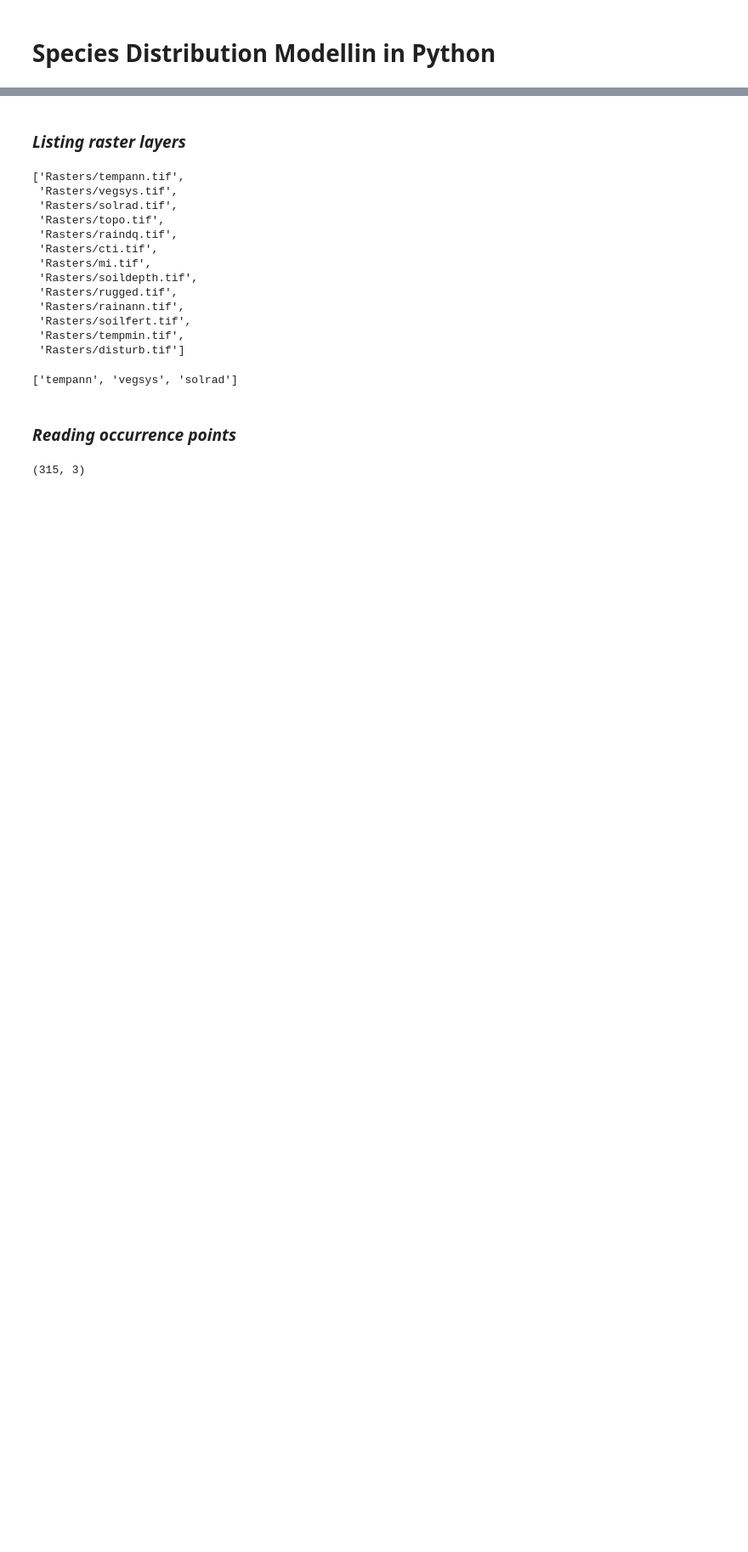
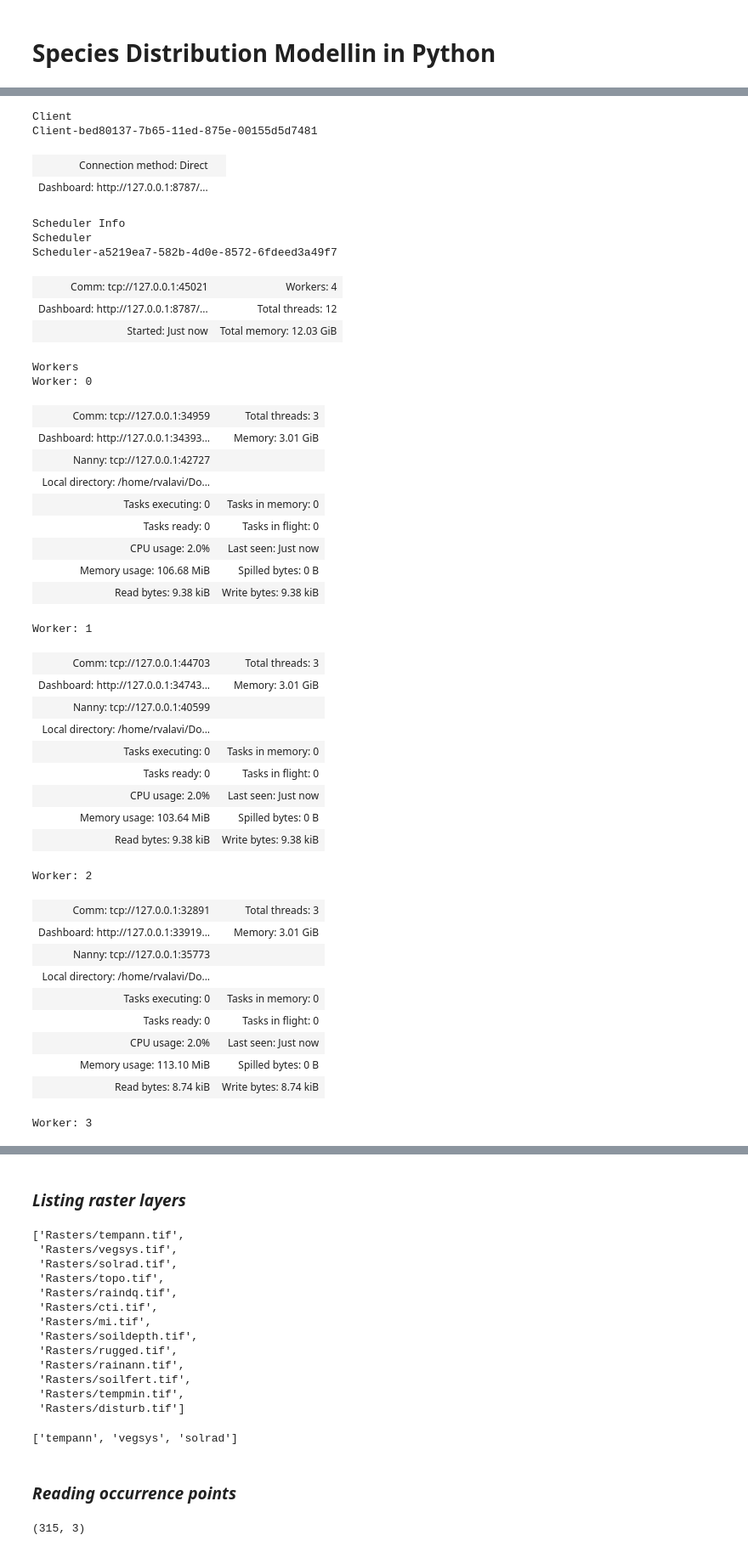
Before and after one commit to rvalavi/SDM_with_Python, a Jupyter notebook: species_distribution_modelling.ipynb, the cells around one changed output, grey strips where cells are left out. Shown: that part at 85% size. Saved outputs shown, nothing was run; the diff lists cells and outputs as text; code cells hidden in the pictures; blank space fills up the shorter version.

```diff
--- a/species_distribution_modelling.ipynb
+++ b/species_distribution_modelling.ipynb
@@ -75,0 +19,48 @@ Worker: 3
+# %%
+from dask.distributed import Client
+
+client = Client("tcp://127.0.0.1:45021")
+client
+# %% [output]
+Client
+Client-bed80137-7b65-11ed-875e-00155d5d7481
+| Connection method: Direct |  |
+| Dashboard: http://127.0.0.1:8787/... |  |
+Scheduler Info
+Scheduler
+Scheduler-a5219ea7-582b-4d0e-8572-6fdeed3a49f7
+| Comm: tcp://127.0.0.1:45021 | Workers: 4 |
+| Dashboard: http://127.0.0.1:8787/... | Total threads: 12 |
+| Started: Just now | Total memory: 12.03 GiB |
+Workers
+Worker: 0
+| Comm: tcp://127.0.0.1:34959 | Total threads: 3 |
+| Dashboard: http://127.0.0.1:34393... | Memory: 3.01 GiB |
+| Nanny: tcp://127.0.0.1:42727 |  |
+| Local directory: /home/rvalavi/Do... |  |
+| Tasks executing: 0 | Tasks in memory: 0 |
+| Tasks ready: 0 | Tasks in flight: 0 |
+| CPU usage: 2.0% | Last seen: Just now |
+| Memory usage: 106.68 MiB | Spilled bytes: 0 B |
+| Read bytes: 9.38 kiB | Write bytes: 9.38 kiB |
+Worker: 1
+| Comm: tcp://127.0.0.1:44703 | Total threads: 3 |
+| Dashboard: http://127.0.0.1:34743... | Memory: 3.01 GiB |
+| Nanny: tcp://127.0.0.1:40599 |  |
+| Local directory: /home/rvalavi/Do... |  |
+| Tasks executing: 0 | Tasks in memory: 0 |
+| Tasks ready: 0 | Tasks in flight: 0 |
+| CPU usage: 2.0% | Last seen: Just now |
+| Memory usage: 103.64 MiB | Spilled bytes: 0 B |
+| Read bytes: 9.38 kiB | Write bytes: 9.38 kiB |
+Worker: 2
+| Comm: tcp://127.0.0.1:32891 | Total threads: 3 |
+| Dashboard: http://127.0.0.1:33919... | Memory: 3.01 GiB |
+| Nanny: tcp://127.0.0.1:35773 |  |
+| Local directory: /home/rvalavi/Do... |  |
+| Tasks executing: 0 | Tasks in memory: 0 |
+| Tasks ready: 0 | Tasks in flight: 0 |
+| CPU usage: 2.0% | Last seen: Just now |
+| Memory usage: 113.10 MiB | Spilled bytes: 0 B |
+| Read bytes: 8.74 kiB | Write bytes: 8.74 kiB |
+Worker: 3
```
Also changed, not shown: parts of 32 cells of this notebook, 1 other file.
